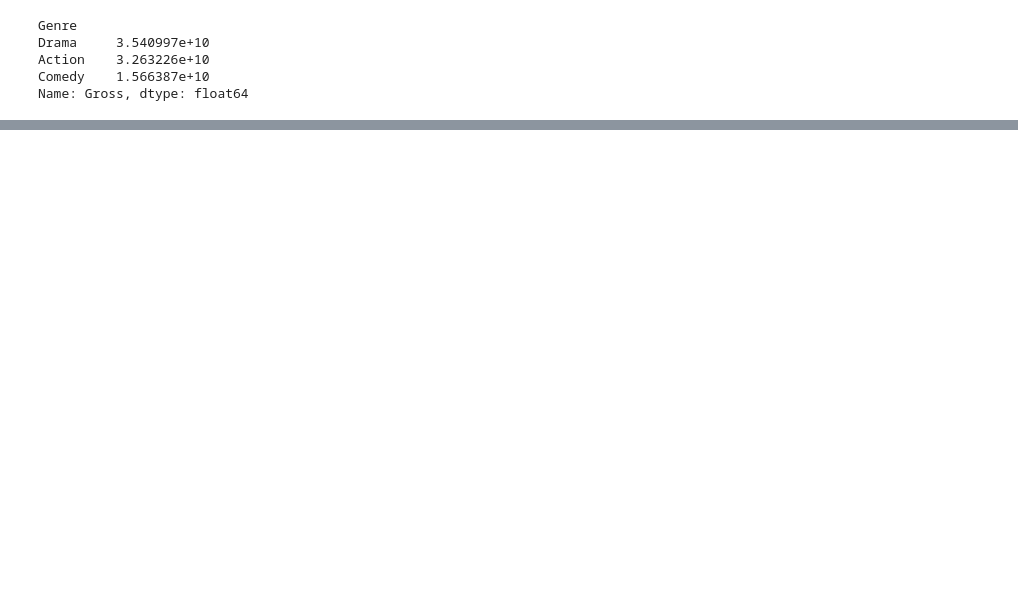
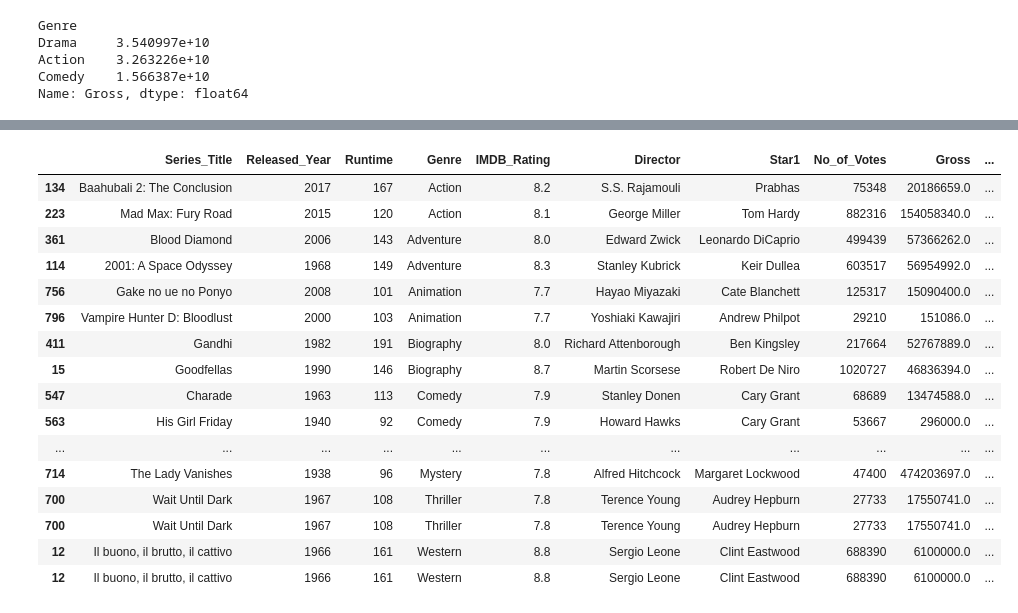
Before and after one commit to bhaveshsolanki159-codex/DSMP-1, a Jupyter notebook: Pandas/phase4.ipynb, the cells around one changed output, grey strips where cells are left out. Cells and saved outputs as stored; diff of their text form; code cells hidden in the pictures; blank space fills up the shorter version.

```diff
--- a/Pandas/phase4.ipynb
+++ b/Pandas/phase4.ipynb
@@ -59,0 +222,21 @@ Name: Gross, dtype: float64
+# %%
+# sample
+genres.sample(2,replace=True)
+# %% [output]
+|  | Series_Title | Released_Year | Runtime | Genre | IMDB_Rating | Director | Star1 | No_of_Votes | Gross | ... |
+| 134 | Baahubali 2: The Conclusion | 2017 | 167 | Action | 8.2 | S.S. Rajamouli | Prabhas | 75348 | 20186659.0 | ... |
+| 223 | Mad Max: Fury Road | 2015 | 120 | Action | 8.1 | George Miller | Tom Hardy | 882316 | 154058340.0 | ... |
+| 361 | Blood Diamond | 2006 | 143 | Adventure | 8.0 | Edward Zwick | Leonardo DiCaprio | 499439 | 57366262.0 | ... |
+| 114 | 2001: A Space Odyssey | 1968 | 149 | Adventure | 8.3 | Stanley Kubrick | Keir Dullea | 603517 | 56954992.0 | ... |
+| 756 | Gake no ue no Ponyo | 2008 | 101 | Animation | 7.7 | Hayao Miyazaki | Cate Blanchett | 125317 | 15090400.0 | ... |
+| 796 | Vampire Hunter D: Bloodlust | 2000 | 103 | Animation | 7.7 | Yoshiaki Kawajiri | Andrew Philpot | 29210 | 151086.0 | ... |
+| 411 | Gandhi | 1982 | 191 | Biography | 8.0 | Richard Attenborough | Ben Kingsley | 217664 | 52767889.0 | ... |
+| 15 | Goodfellas | 1990 | 146 | Biography | 8.7 | Martin Scorsese | Robert De Niro | 1020727 | 46836394.0 | ... |
+| 547 | Charade | 1963 | 113 | Comedy | 7.9 | Stanley Donen | Cary Grant | 68689 | 13474588.0 | ... |
+| 563 | His Girl Friday | 1940 | 92 | Comedy | 7.9 | Howard Hawks | Cary Grant | 53667 | 296000.0 | ... |
+| ... | ... | ... | ... | ... | ... | ... | ... | ... | ... | ... |
+| 714 | The Lady Vanishes | 1938 | 96 | Mystery | 7.8 | Alfred Hitchcock | Margaret Lockwood | 47400 | 474203697.0 | ... |
+| 700 | Wait Until Dark | 1967 | 108 | Thriller | 7.8 | Terence Young | Audrey Hepburn | 27733 | 17550741.0 | ... |
+| 700 | Wait Until Dark | 1967 | 108 | Thriller | 7.8 | Terence Young | Audrey Hepburn | 27733 | 17550741.0 | ... |
+| 12 | Il buono, il brutto, il cattivo | 1966 | 161 | Western | 8.8 | Sergio Leone | Clint Eastwood | 688390 | 6100000.0 | ... |
+| 12 | Il buono, il brutto, il cattivo | 1966 | 161 | Western | 8.8 | Sergio Leone | Clint Eastwood | 688390 | 6100000.0 | ... |
```
Also changed, not shown: parts of 22 cells of this notebook, 9 other files.
